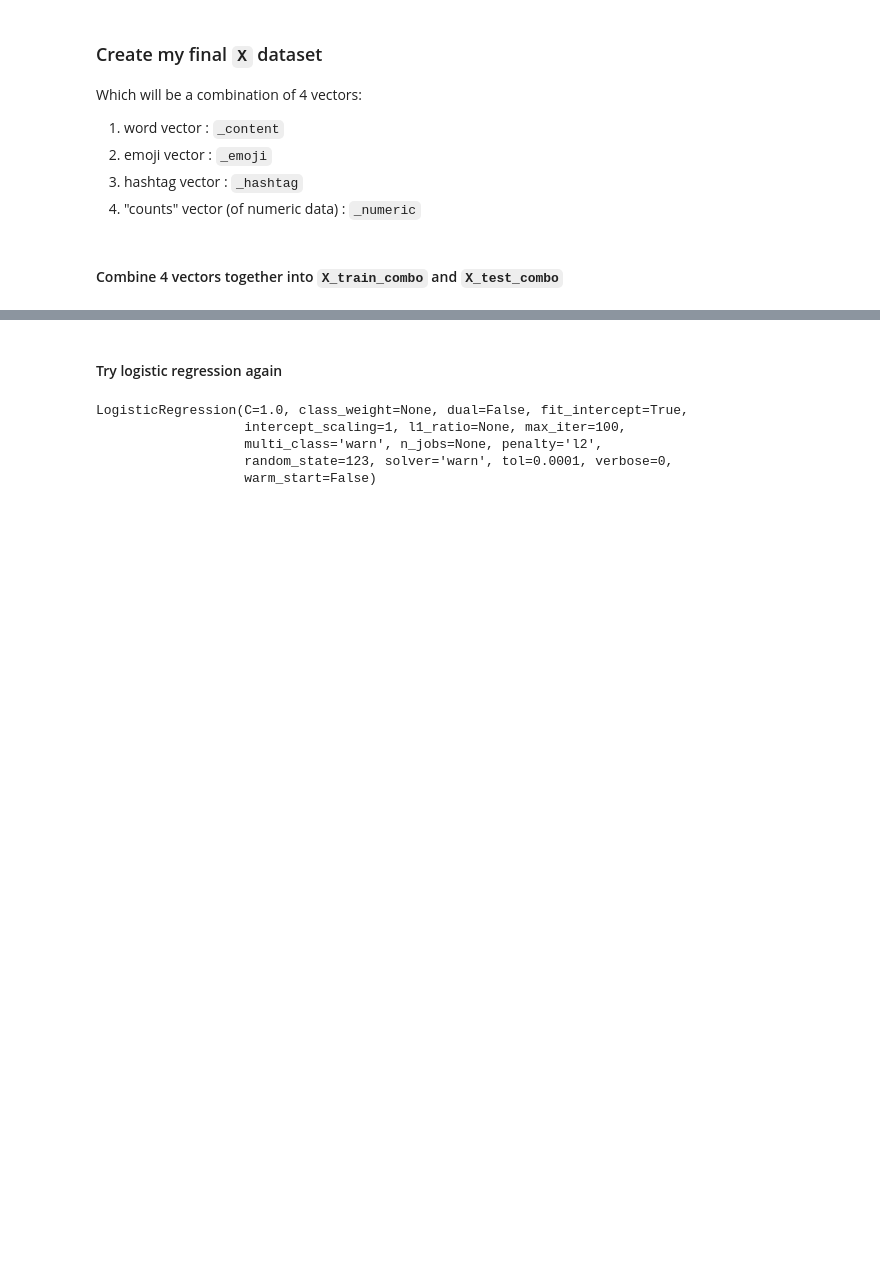
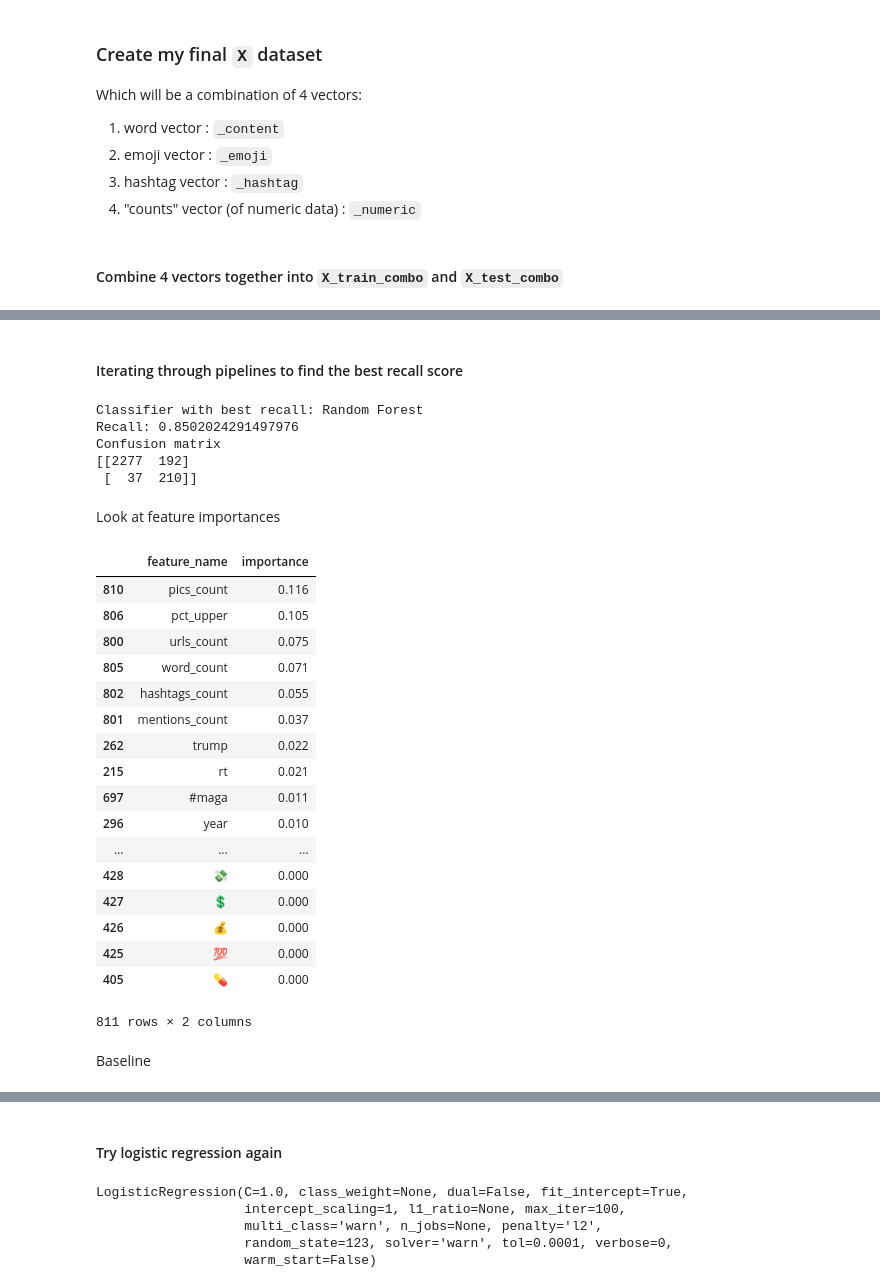
Before and after one commit to yontartu/bot-vs-human, a Jupyter notebook: notebooks/03_analysis/20190901-jg-testing-models.ipynb, the cells around one changed output, grey strips where cells are left out. Cells and saved outputs as stored; diff of their text form; code cells hidden in the pictures; blank space fills up the shorter version.

```diff
--- a/notebooks/03_analysis/20190901-jg-testing-models.ipynb
+++ b/notebooks/03_analysis/20190901-jg-testing-models.ipynb
@@ -213,0 +281,6 @@ Combined shape: (4932, 811)
+# %%
+pipe_xg = Pipeline([('clf', XGBClassifier())])
+pipe_xg.fit(X_train, y_train)
+y_pred = pipe_xg.predict(X_test)
+print('recall:', recall_score(y_test, y_pred))
+print('f1:', f1_score(y_test, y_pred))
@@ -213,0 +289,73 @@ Combined shape: (4932, 811)
+# %%
+random_state = 123
+pipe_lr = Pipeline([('clf', LogisticRegression(penalty='l2', random_state=random_state))])
+pipe_dt = Pipeline([('clf', DecisionTreeClassifier(max_depth=5, random_state=random_state))])
+pipe_rf = Pipeline([('clf', RandomForestClassifier(n_estimators=100, random_state=random_state))])
+pipe_ab = Pipeline([('clf', AdaBoostClassifier(n_estimators=50, random_state=random_state))])
+# pipe_xg = Pipeline([('clf', xgb.XGBClassifier(n_estimators=100, random_state=random_state))])
+# pipe_nb = Pipeline([('clf', MultinomialNB())])
+# %%
+pipelines = [pipe_lr, pipe_dt, pipe_rf, pipe_ab,
+#              pipe_xg,
+#              pipe_nb
+            ]
+pipe_dict = {0: 'Logistic Regression', 1: 'Decision Tree', 2: 'Random Forest',
+             3: 'AdaBoost',
+#              4: 'XGBoost',
+#              5: 'Naive Bayes'
+            }
+# %%
+for pipe in pipelines:
+    pipe.fit(X_train, y_train)
+# %% [markdown]
+#### Iterating through pipelines to find the best recall score
+# %%
+best_recall = 0.0
+best_clf = 0
+best_pipe = ''
+cm = None
+for idx, pipe in enumerate(pipelines):
+    y_pred = pipe.predict(X_test)
+    if recall_score(y_test, y_pred) > best_recall:
+        best_recall = recall_score(y_test, y_pred)
+        best_pipe = pipe
+        best_clf = idx
+        cm = confusion_matrix(y_test, y_pred)
+print('Classifier with best recall:', pipe_dict[best_clf])
+print('Recall:', best_recall)
+print('Confusion matrix')
+print(cm)
+# %% [output]
+Classifier with best recall: Random Forest
+Recall: 0.8502024291497976
+Confusion matrix
+[[2277  192]
+ [  37  210]]
+# %% [markdown]
+Look at feature importances
+# %%
+feat_importance = pd.DataFrame((zip(X_train.columns, pipe_rf.steps[0][1].feature_importances_)))
+feat_importance.columns = ['feature_name', 'importance']
+feat_importance.importance = feat_importance.importance.apply(lambda x: '%.3f' % x)
+feat_importance.sort_values('importance', ascending=False)
+# %% [output]
+|  | feature_name | importance |
+| 810 | pics_count | 0.116 |
+| 806 | pct_upper | 0.105 |
+| 800 | urls_count | 0.075 |
+| 805 | word_count | 0.071 |
+| 802 | hashtags_count | 0.055 |
+| 801 | mentions_count | 0.037 |
+| 262 | trump | 0.022 |
+| 215 | rt | 0.021 |
+| 697 | #maga | 0.011 |
+| 296 | year | 0.010 |
+| ... | ... | ... |
+| 428 | 💸 | 0.000 |
+| 427 | 💲 | 0.000 |
+| 426 | 💰 | 0.000 |
+| 425 | 💯 | 0.000 |
+| 405 | 💊 | 0.000 |
+811 rows × 2 columns
+# %% [markdown]
+Baseline
```
Also changed, not shown: parts of 42 cells of this notebook.
